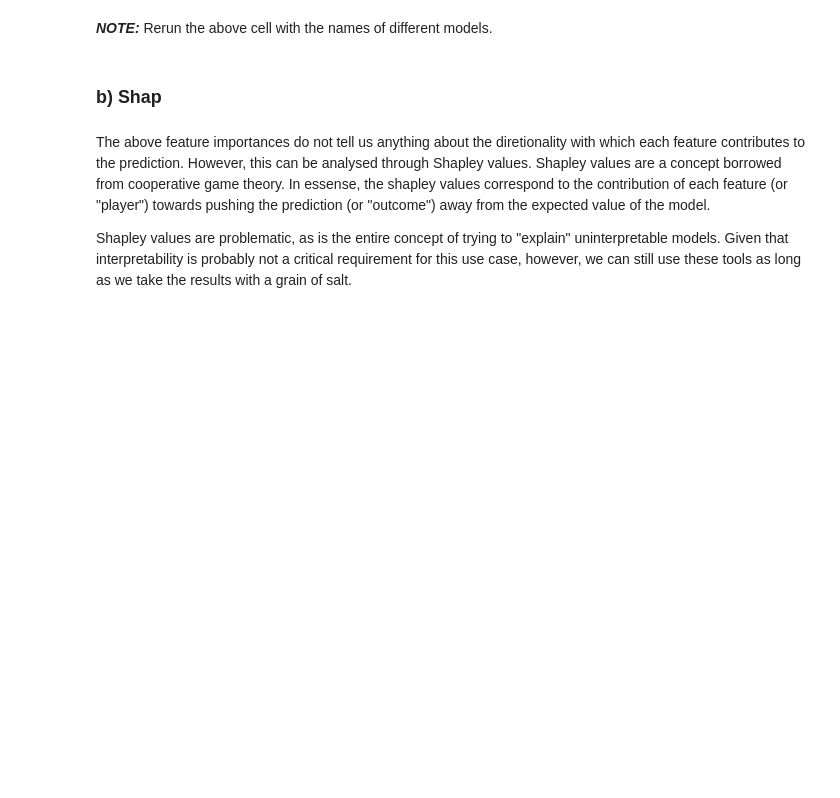
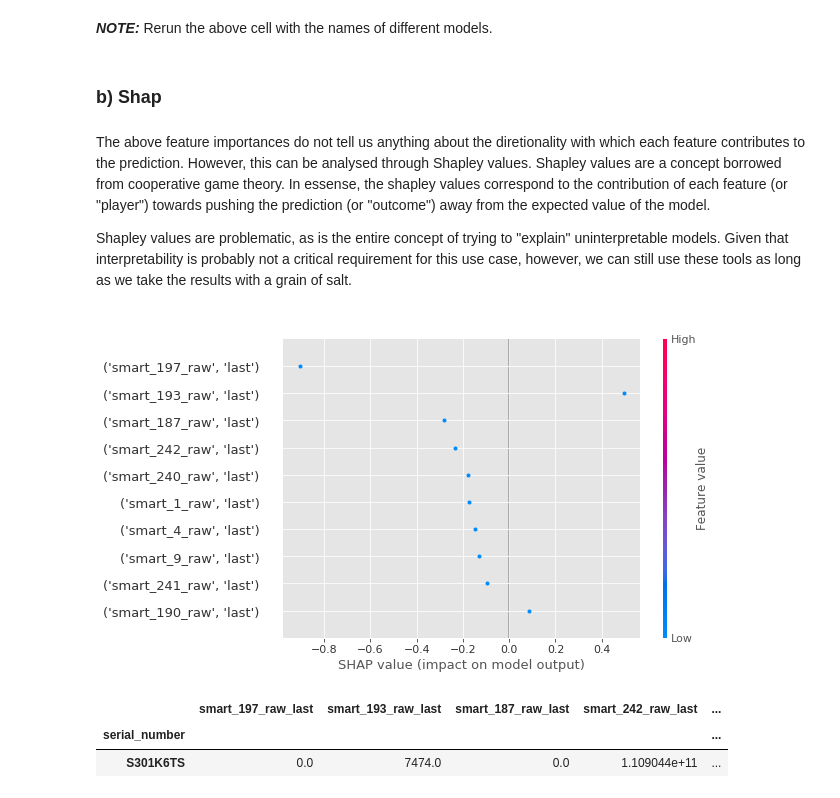
Before and after one commit to Kuebic/Thinkful, a Jupyter notebook: Final_Project/Model_Interpretability.ipynb, the cells around one changed output. Cells and saved outputs as stored; diff of their text form; code cells hidden in the pictures; blank space fills up the shorter version.

```diff
--- a/Final_Project/Model_Interpretability.ipynb
+++ b/Final_Project/Model_Interpretability.ipynb
@@ -118,17 +125,14 @@ The above feature importances do not tell us anything about the diretionality wi
 
 Shapley values are problematic, as is the entire concept of trying to "explain" uninterpretable models. Given that interpretability is probably not a critical requirement for this use case, however, we can still use these tools as long as we take the results with a grain of salt.
 # %%
-def get_test_data(bucket, prefix):
+def get_test_data(test_location):
     """
     Function to get all test data
 
     Parameters
     ----------
-    bucket : str
-        Name of bucket in gcs
-
-    prefix : str
-        Prefix for the test data in bucket
+    test_location:
+        Where test csv's are located
 
     Returns
     -------
@@ -136,12 +140,10 @@ def get_test_data(bucket, prefix):
         A dataframe containing all of the data from the csvs
     """
     # List the relevant files in the bucket
-    files = ['gs://' + ('/').join(blob.id.split('/')[:-1])
-             for blob in storage_client.list_blobs(bucket,
-                                                   prefix=prefix)]
+    files = glob.glob(os.path.join(test_location, '*.csv'))
     # Read the files, concatenate them, and sort by date
-    df_for_each_blob = (pd.read_csv(file) for file in files)
-    concatenated_df = pd.concat(df_for_each_blob, ignore_index=True).sort_values('date')
+    # df_for_each_blob = (pd.read_csv(file) for file in files)
+    concatenated_df = pd.concat(pd.read_csv(file) for file in files).sort_values('date')
     # Some drives failed between Jan 1st and Jan 10th, we remove them here
     # (This could also just have been done in BQ ahead of time)
     already_removed_drives = concatenated_df[(concatenated_df['failure'] == 1)
@@ -177,7 +179,7 @@ class PredictionExplainer():
         """
         Get features for a window of data
         """
-        feat_cols = [col for col in self.test_data.columns if 'smart' in col]
+        feat_cols = [col for col in self.test_data.columns if 'raw' in col]
         if 'history' in self.model_name:
             aggs = ['last', np.mean, np.var, 'min', 'max']
         else:
@@ -226,7 +228,15 @@ class PredictionExplainer():
         window = self._define_window(serial_number, date)
         features = self._get_features(window)
 
-        explainer_shap = shap.TreeExplainer(self.model)
+        # Random fix for binary issue with SHAP 3.5
+        my_model = self.model.get_booster()
+        model_bytearray = my_model.save_raw()[4:]
+        my_model.save_raw = lambda: model_bytearray
+#         def myfun(self=None):
+#             return model_bytearray
+#             my_model.save_raw = myfun
+
+        explainer_shap = shap.TreeExplainer(my_model)
         shap_values = explainer_shap.shap_values(features)
 
         self.frame = self._get_important_features_as_frame(window,
@@ -242,7 +250,13 @@ test_data = get_test_data(<BUCKET>, prefix='hard-drive-failure/test/test') # you
+# %%
+test_data = get_test_data(HDD_PATH)
 # %%
 # Explainer for the 50_50_fail_today model
-xgb_N1_explainer = PredictionExplainer(test_data, '50_50_fail_today')
+xgb_N1_explainer = PredictionExplainer(test_data, 'fail_today_xgb')
 
 # Explain individual predictions
 xgb_N1_explainer.explain_prediction('S301K6TS', '2019-01-10')
-xgb_N1_explainer.explain_prediction('Z305D6G2', '2019-05-17')
+# %% [output]
+[figure, added]
+|  | smart_197_raw_last | smart_193_raw_last | smart_187_raw_last | smart_242_raw_last | ... |
+| serial_number |  |  |  |  | ... |
+| S301K6TS | 0.0 | 7474.0 | 0.0 | 1.109044e+11 | ... |
```
Also changed, not shown: parts of 8 cells of this notebook, 9 other files.
